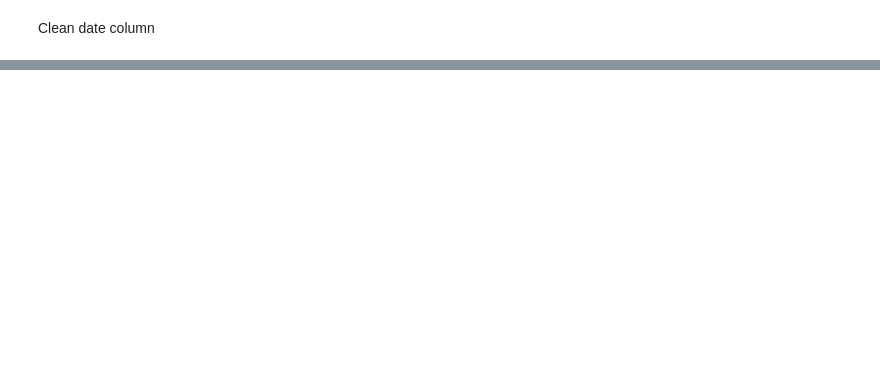
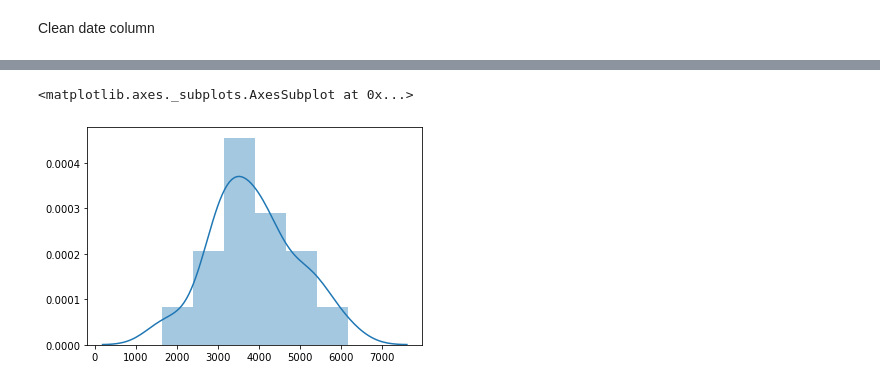
Before and after one commit to tahentx/pv_workbook, a Jupyter notebook: datascience/safegraph/tj.ipynb, the cells around one changed output, grey strips where cells are left out. Saved outputs shown, nothing was run; the diff lists cells and outputs as text; code cells hidden in the pictures; blank space fills up the shorter version.

```diff
--- a/datascience/safegraph/tj.ipynb
+++ b/datascience/safegraph/tj.ipynb
@@ -36,0 +31,5 @@ bay_area_patterns
+# %%
+sns.distplot(bay_area_patterns.distance_from_home.values)
+# %% [output]
+<matplotlib.axes._subplots.AxesSubplot at 0x...>
+[figure, added]
```
Also changed, not shown: parts of 25 cells of this notebook.
